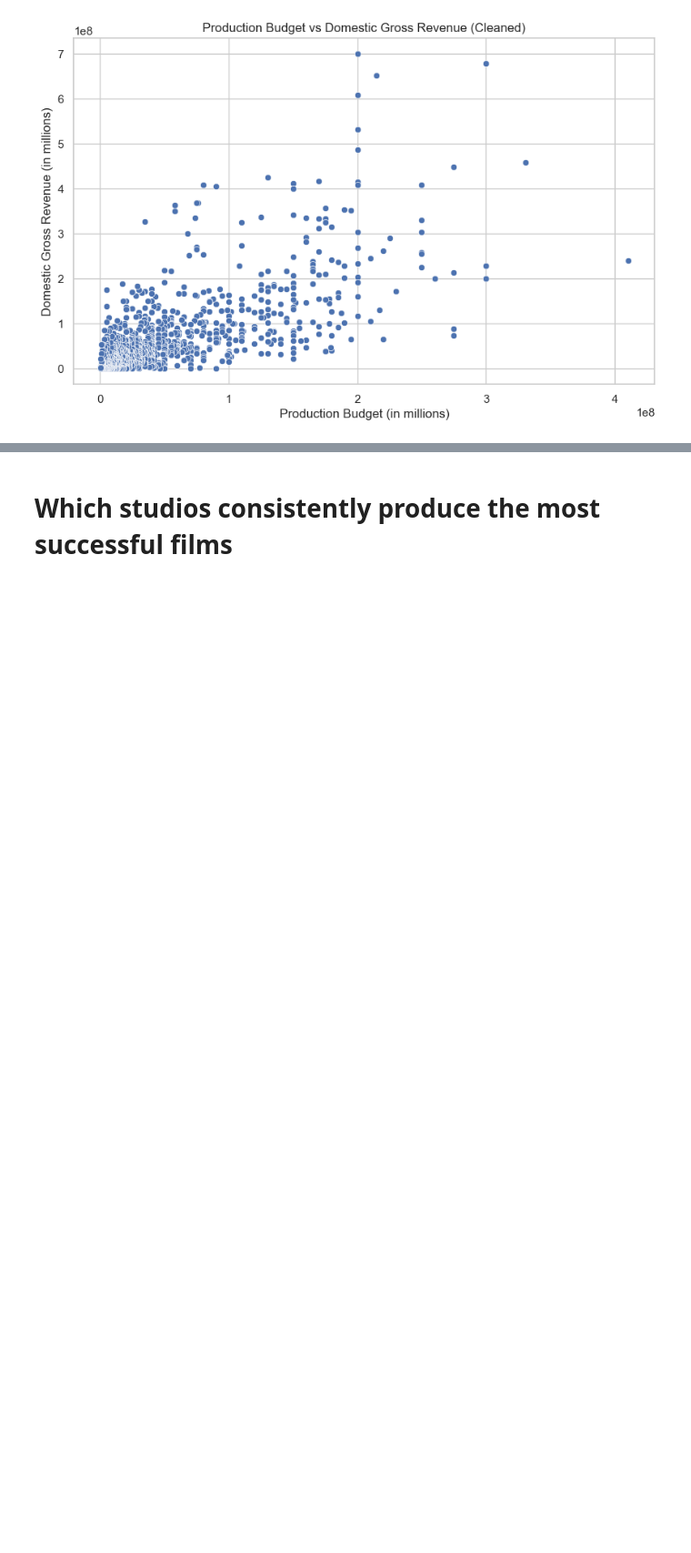
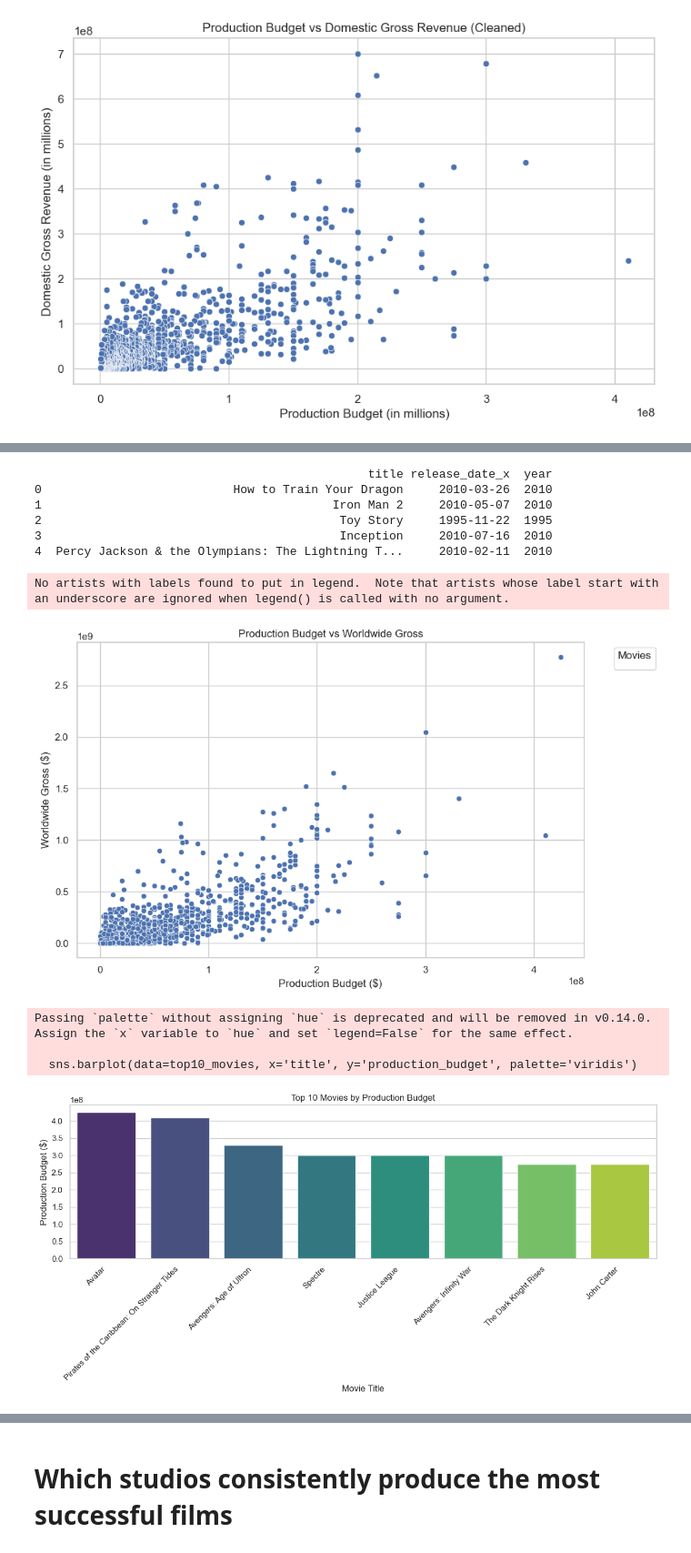
Before and after one commit to mikabenson/PHASE2_PROJECT-inferential-statistics-, a Jupyter notebook: notebooks/Nicholas.ipynb, the cells around one changed output, grey strips where cells are left out. Shown at 91% size. Drawn from its saved outputs; the diff is of its cells as text; code cells hidden in the pictures; blank space fills up the shorter version.

```diff
--- a/notebooks/Nicholas.ipynb
+++ b/notebooks/Nicholas.ipynb
@@ -344,3 +345,10 @@ plt.show()
 3       229024295.0     6.559452e+08
 4       200074175.0     8.796209e+08
 [figure]
+# %%
+# Assuming 'movie_df' and 'movie_budget_df' are your two DataFrames
+
+merged_df1 = pd.merge(movies_df, movie_budget_df, left_on='title', right_on='movie', how='inner')
+
+# Display the first few rows to check the merge
+merged_df1.head()
@@ -346,0 +362,57 @@ plt.show()
+# %%
+# Convert the release_date_x to datetime (it seems to be in 'YYYY-MM-DD' format)
+merged_df1['release_date_x'] = pd.to_datetime(merged_df1['release_date_x'], errors='coerce')
+
+# Extract the year from the datetime column
+merged_df1['year'] = merged_df1['release_date_x'].dt.year
+
+# Verify if the 'year' column was created successfully
+print(merged_df1[['title', 'release_date_x', 'year']].head())
+# %% [output]
+                                               title release_date_x  year
+0                           How to Train Your Dragon     2010-03-26  2010
+1                                         Iron Man 2     2010-05-07  2010
+2                                          Toy Story     1995-11-22  1995
+3                                          Inception     2010-07-16  2010
+4  Percy Jackson & the Olympians: The Lightning T...     2010-02-11  2010
+# %%
+
+# Assuming 'merged_df1' contains 'title', 'production_budget', and 'worldwide_gross'
+
+# 1. Scatter Plot: Production Budget vs Worldwide Gross
+plt.figure(figsize=(10, 6))
+sns.scatterplot(data=merged_df1, x='production_budget', y='worldwide_gross', palette='coolwarm')
+plt.title('Production Budget vs Worldwide Gross')
+plt.xlabel('Production Budget ($)')
+plt.ylabel('Worldwide Gross ($)')
+plt.legend(bbox_to_anchor=(1.05, 1), loc='upper left', title='Movies')
+plt.tight_layout()
+plt.show()
+
+# 2. Bar Chart: Top 10 Movies by Production Budget
+top10_movies = merged_df1.nlargest(10, 'production_budget')
+
+plt.figure(figsize=(12, 6))
+sns.barplot(data=top10_movies, x='title', y='production_budget', palette='viridis')
+plt.title('Top 10 Movies by Production Budget')
+plt.xticks(rotation=45, ha='right')
+plt.xlabel('Movie Title')
+plt.ylabel('Production Budget ($)')
+plt.tight_layout()
+plt.show()
+
+# 3. Histogram: Distribution of Movie Budgets
+plt.figure(figsize=(10, 6))
+sns.histplot(merged_df1['production_budget'], bins=20, kde=True, color='blue')
+plt.title('Distribution of Movie Budgets')
+plt.xlabel('Production Budget ($)')
+plt.ylabel('Frequency')
+plt.tight_layout()
+plt.show()
+# %% [output]
+No artists with labels found to put in legend.  Note that artists whose label start with an underscore are ignored when legend() is called with no argument.
+[figure, added]
+Passing `palette` without assigning `hue` is deprecated and will be removed in v0.14.0. Assign the `x` variable to `hue` and set `legend=False` for the same effect.
+
+  sns.barplot(data=top10_movies, x='title', y='production_budget', palette='viridis')
+[figure, added]
```
Also changed, not shown: parts of 13 cells of this notebook, 1 other file.
